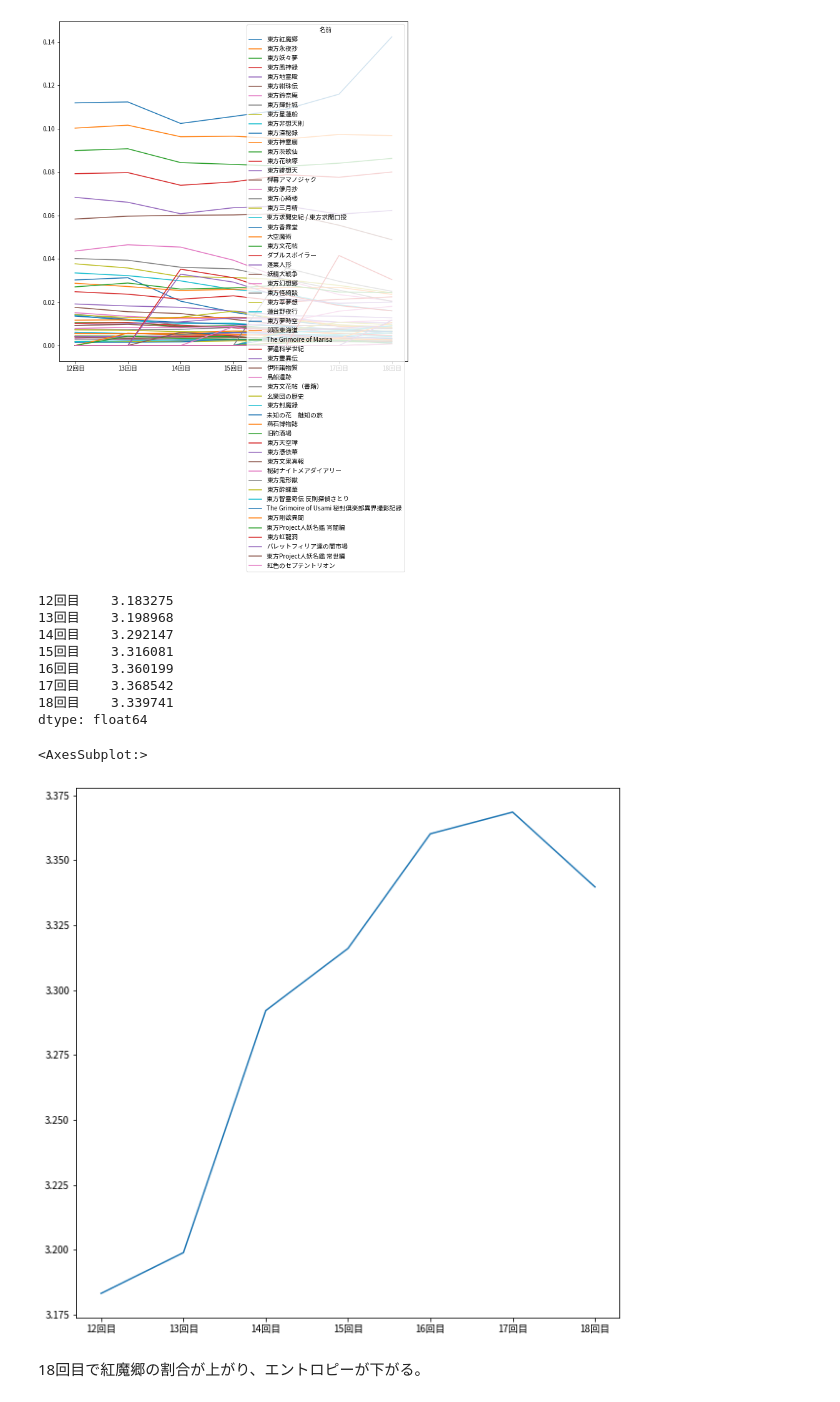
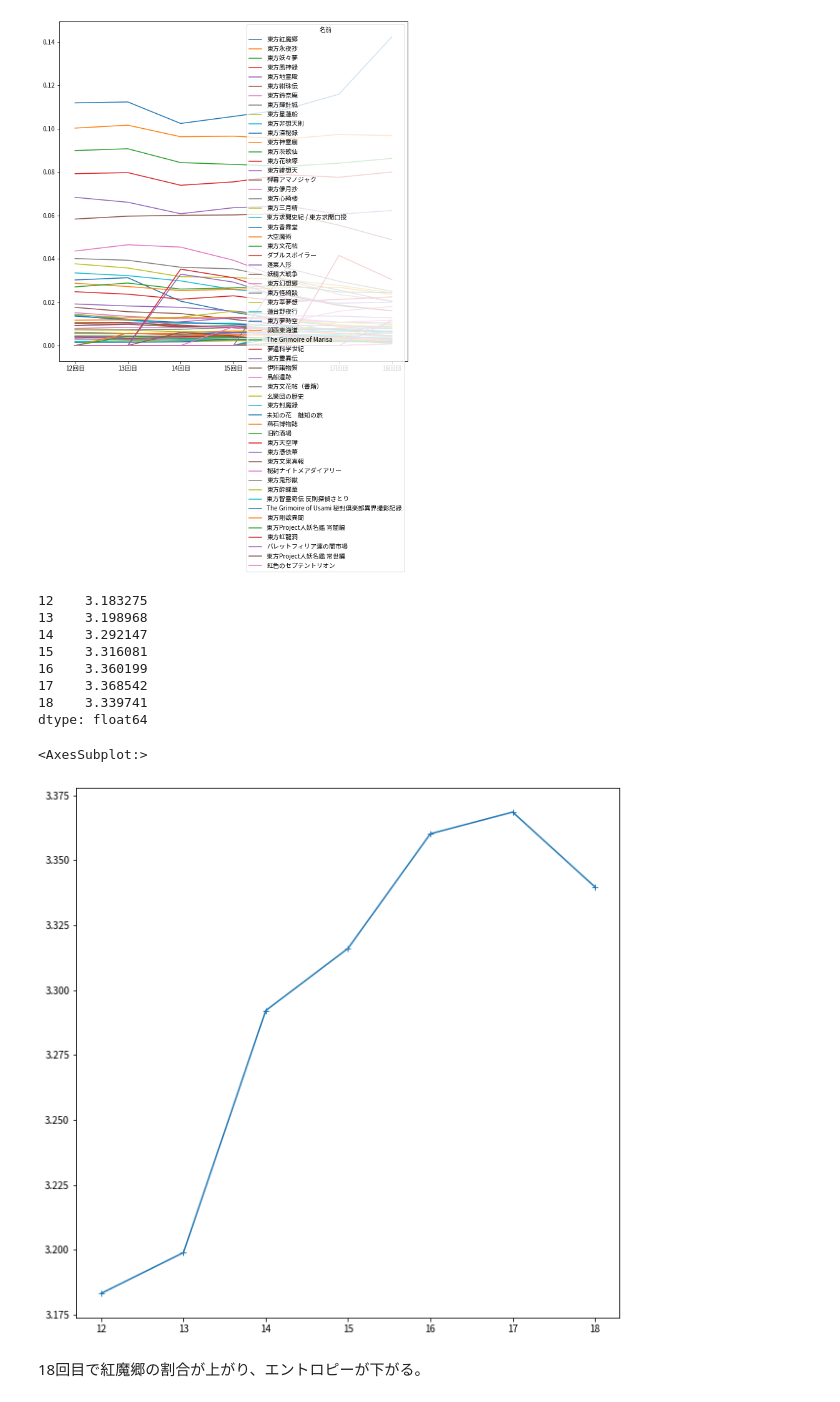
Before and after one commit to xiangze/toubou_vote_analysis, a Jupyter notebook: EDA.ipynb, the cells around one changed output. Saved outputs shown, nothing was run; the diff lists cells and outputs as text; code cells hidden in the pictures.

```diff
--- a/EDA.ipynb
+++ b/EDA.ipynb
@@ -611,6 +516,6 @@ def generate_poiunt_rank(filenames,offset=1,debug=False):
 # %% [markdown]
 12回目以降
 # %%
-title_points,title_ranks=generate_poiunt_rank(titlefiles,12)
+title_points,title_ranks=generate_points_ranks(titlefiles,offset=12)
 # %% [markdown]
 ### 獲得ポイント
@@ -722,18 +625,18 @@ title_point_plogp=-title_point_ratioT*np.log(title_point_ratioT)
 title_point_entropy=title_point_plogp.fillna(0).sum(axis=1)
 # %%
 print(title_point_entropy)
-title_point_entropy.plot(figsize=(10,10))
+title_point_entropy.plot(figsize=(10,10),marker="+")
 # %% [output]
-12回目    3.183275
-13回目    3.198968
-14回目    3.292147
-15回目    3.316081
-16回目    3.360199
-17回目    3.368542
-18回目    3.339741
+12    3.183275
+13    3.198968
+14    3.292147
+15    3.316081
+16    3.360199
+17    3.368542
+18    3.339741
 dtype: float64
 <AxesSubplot:>
-[figure, old version]
+[figure, new version]
 # %% [markdown]
 18回目で紅魔郷の割合が上がり、エントロピーが下がる。
 # %% [markdown]
```
Also changed, not shown: parts of 50 cells of this notebook, 4 other files.
